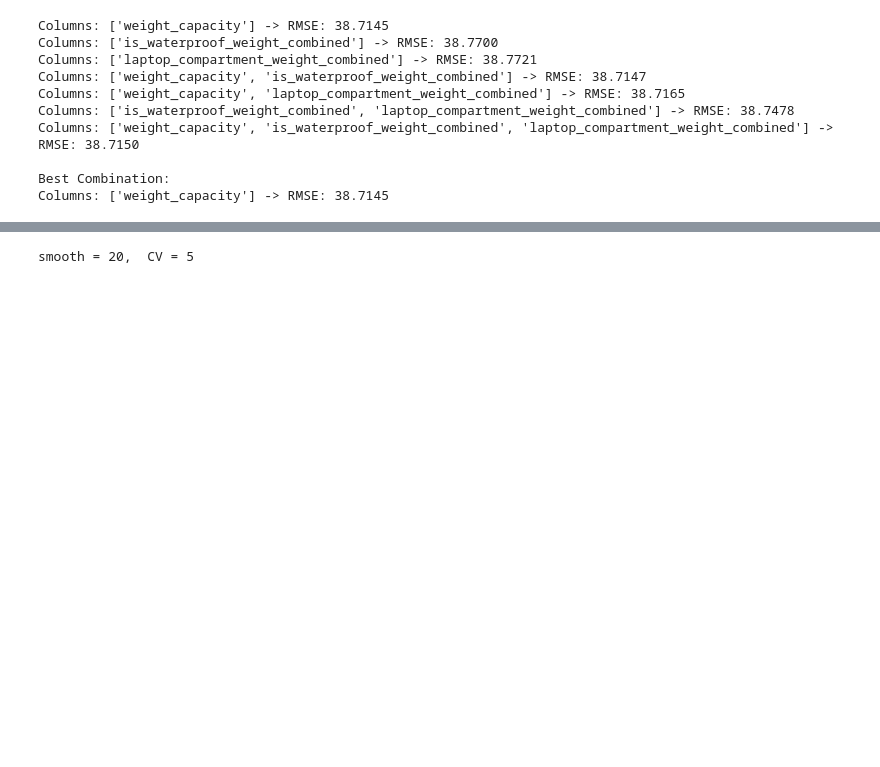
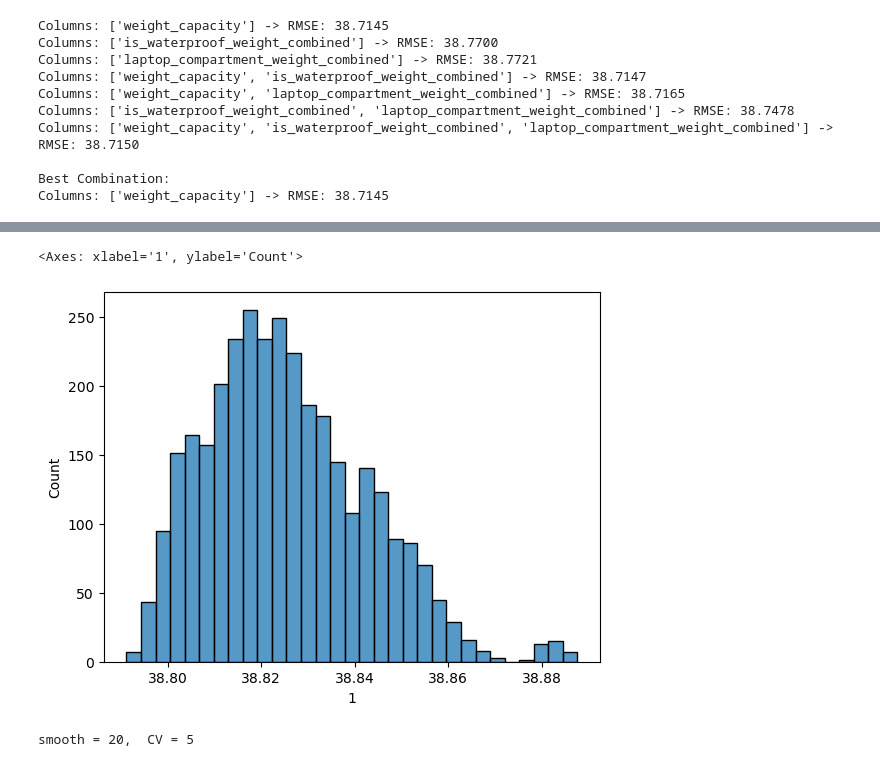
Before and after one commit to Jordanbarker/backpack-prediction-challenge, a Jupyter notebook: notebooks/feature_selection.ipynb, the cells around one changed output, grey strips where cells are left out. Saved outputs shown, nothing was run; the diff lists cells and outputs as text; code cells hidden in the pictures; blank space fills up the shorter version.

```diff
--- a/notebooks/feature_selection.ipynb
+++ b/notebooks/feature_selection.ipynb
@@ -365 +454,6 @@ results = grid_search_cv_te_xgb(candidate_cols, min_features=3, max_features=3)
+# %%
+sns.histplot(pd.DataFrame(results)[1])
+# %% [output]
+<Axes: xlabel='1', ylabel='Count'>
+[figure, added]
 # %%
```
Also changed, not shown: parts of 10 cells of this notebook.
